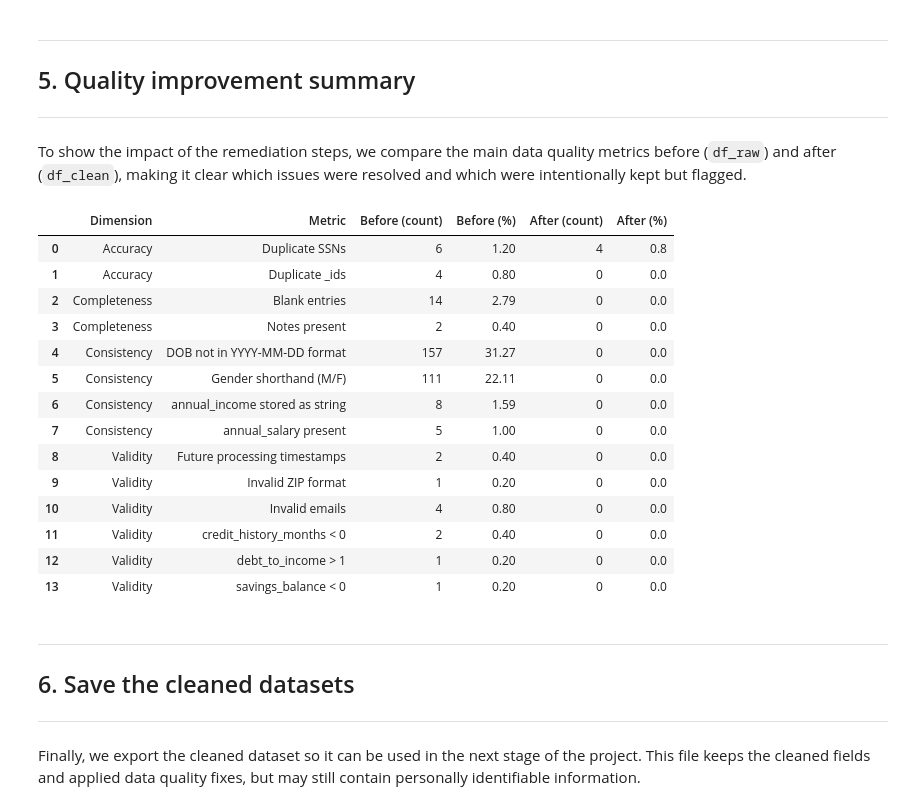
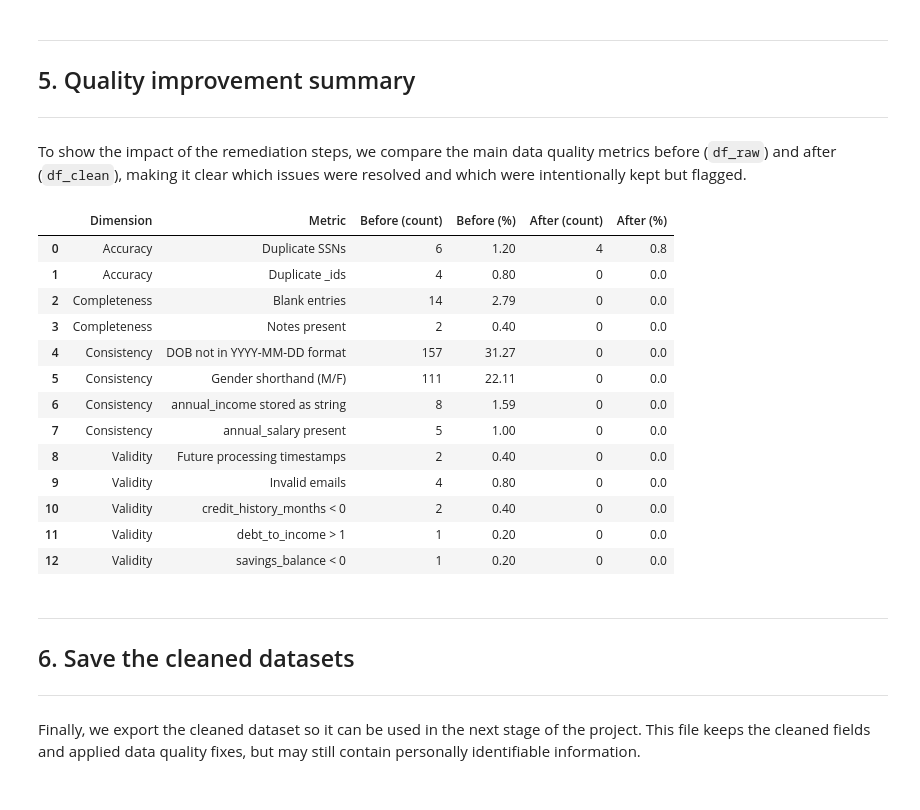
Before and after one commit to catarinapalma01/dego-project-team3, a Jupyter notebook: notebooks/01-data-quality.ipynb, the cells around one changed output. Cells and saved outputs as stored; diff of their text form; code cells hidden in the pictures.

```diff
--- a/notebooks/01-data-quality.ipynb
+++ b/notebooks/01-data-quality.ipynb
@@ -2070,22 +2053,6 @@ rows.append([
     invalid_email_after, pct(invalid_email_after, n_after)
 ])
 
-# Invalid ZIP
-invalid_zip_before = int(bad_zip_mask.sum())
-zip_clean = df_clean["applicant_info.zip_code"].astype("string").str.strip()
-zip_invalid_after = zip_clean.dropna().str.match(r"^\d{5}$") == False
-
-bad_zip_mask_after = pd.Series(False, index=df_clean.index)
-bad_zip_mask_after.loc[zip_clean.dropna().index] = zip_invalid_after
-invalid_zip_after = int(bad_zip_mask_after.sum())
-
-rows.append([
-    "Validity",
-    "Invalid ZIP format",
-    invalid_zip_before, pct(invalid_zip_before, n_before),
-    invalid_zip_after, pct(invalid_zip_after, n_after)
-])
-
 # Future processing timestamps
 future_ts_before = int(future_ts_mask.sum())
 
@@ -2097,38 +2064,37 @@ rows.append([
     "Validity",
     "Future processing timestamps",
     future_ts_before, pct(future_ts_before, n_before),
     future_ts_after, pct(future_ts_after, n_after)
 ])
 
 
 # Build summary table
 summary = pd.DataFrame(
     rows,
     columns=["Dimension", "Metric", "Before (count)", "Before (%)", "After (count)", "After (%)"]
 )
 
 # Sort by dimension
 dimension_order = ["Accuracy", "Completeness", "Consistency", "Validity"]
 summary["Dimension"] = pd.Categorical(summary["Dimension"], categories=dimension_order, ordered=True)
 summary = summary.sort_values(["Dimension", "Metric"]).reset_index(drop=True)
 
 display(summary)
 # %% [output]
 |  | Dimension | Metric | Before (count) | Before (%) | After (count) | After (%) |
 | 0 | Accuracy | Duplicate SSNs | 6 | 1.20 | 4 | 0.8 |
 | 1 | Accuracy | Duplicate _ids | 4 | 0.80 | 0 | 0.0 |
 | 2 | Completeness | Blank entries | 14 | 2.79 | 0 | 0.0 |
 | 3 | Completeness | Notes present | 2 | 0.40 | 0 | 0.0 |
 | 4 | Consistency | DOB not in YYYY-MM-DD format | 157 | 31.27 | 0 | 0.0 |
 | 5 | Consistency | Gender shorthand (M/F) | 111 | 22.11 | 0 | 0.0 |
 | 6 | Consistency | annual_income stored as string | 8 | 1.59 | 0 | 0.0 |
 | 7 | Consistency | annual_salary present | 5 | 1.00 | 0 | 0.0 |
 | 8 | Validity | Future processing timestamps | 2 | 0.40 | 0 | 0.0 |
-| 9 | Validity | Invalid ZIP format | 1 | 0.20 | 0 | 0.0 |
-| 10 | Validity | Invalid emails | 4 | 0.80 | 0 | 0.0 |
-| 11 | Validity | credit_history_months < 0 | 2 | 0.40 | 0 | 0.0 |
-| 12 | Validity | debt_to_income > 1 | 1 | 0.20 | 0 | 0.0 |
-| 13 | Validity | savings_balance < 0 | 1 | 0.20 | 0 | 0.0 |
+| 9 | Validity | Invalid emails | 4 | 0.80 | 0 | 0.0 |
+| 10 | Validity | credit_history_months < 0 | 2 | 0.40 | 0 | 0.0 |
+| 11 | Validity | debt_to_income > 1 | 1 | 0.20 | 0 | 0.0 |
+| 12 | Validity | savings_balance < 0 | 1 | 0.20 | 0 | 0.0 |
 # %% [markdown]
 ---
 ## 6. Save the cleaned datasets
```
Also changed, not shown: parts of 5 cells of this notebook.
